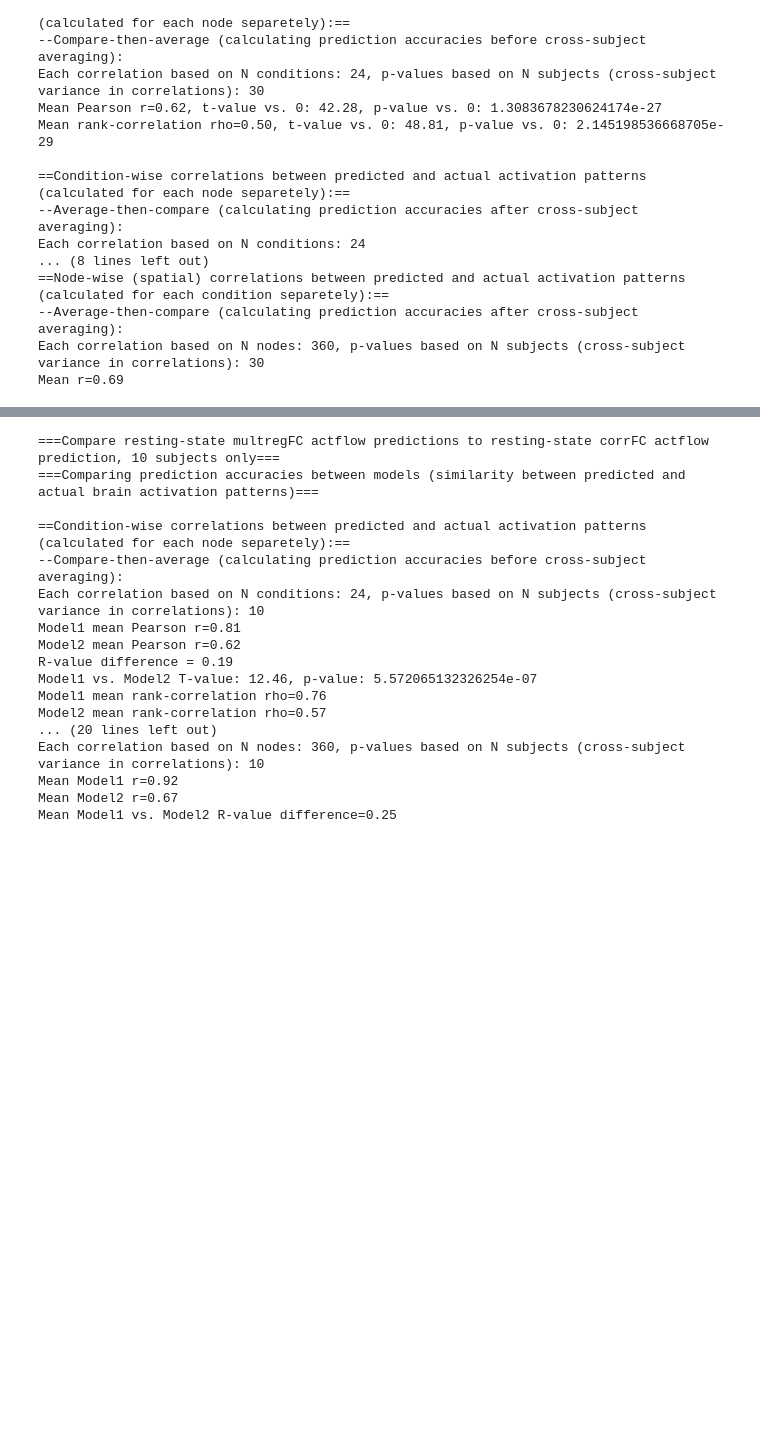
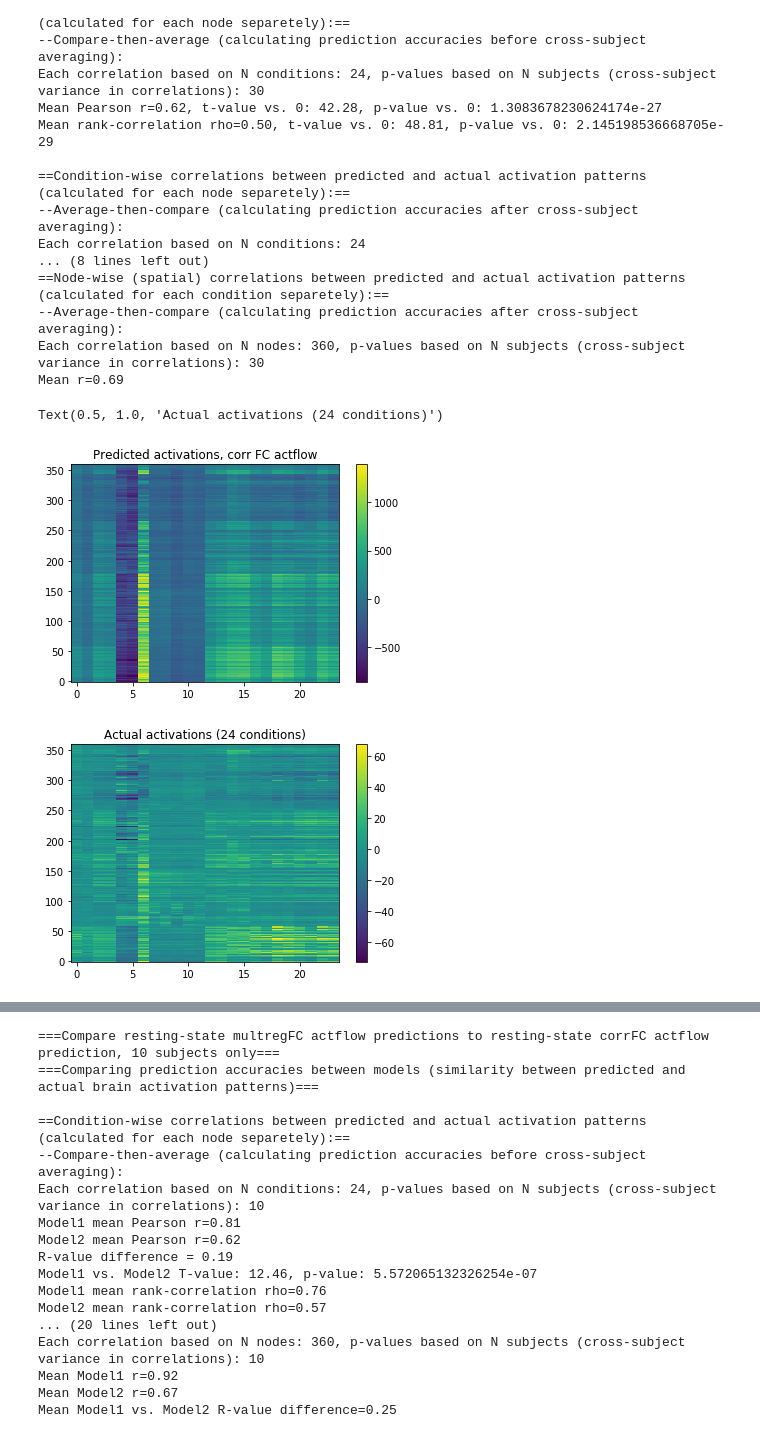
Before and after one commit to ColeLab/ActflowToolbox, a Jupyter notebook: examples/HCP_example.ipynb, the cells around one changed output, grey strips where cells are left out. Cells and saved outputs as stored; diff of their text form; code cells hidden in the pictures; blank space fills up the shorter version.

```diff
--- a/examples/HCP_example.ipynb
+++ b/examples/HCP_example.ipynb
@@ -1,13 +1,23 @@
 # %%
+#Import packages and set variables
+
 import numpy as np
 import h5py
 import pkg_resources
+import matplotlib.pyplot as plt
+%matplotlib inline
 import sys
 sys.path.insert(0, '../../')
 
 import ActflowToolbox as actflow
 
 actflow_example_dir = pkg_resources.resource_filename('ActflowToolbox.examples', 'HCP_example_data/')
+
+networkpartition_dir = pkg_resources.resource_filename('ActflowToolbox.dependencies', 'ColeAnticevicNetPartition/')
+networkdef = np.loadtxt(networkpartition_dir + '/cortex_parcel_network_assignments.txt')
+networkorder = np.asarray(sorted(range(len(networkdef)), key=lambda k: networkdef[k]))
+networkorder.shape = (len(networkorder),1)
+netorder=networkorder[:,0]
 
 subjNums = ['100206','108020','117930','126325','133928','143224','153934','164636','174437',
             '183034','194443','204521','212823','268749','322224','385450','463040','529953',
@@ -64,6 +74,21 @@ Each correlation based on N conditions: 24
 --Average-then-compare (calculating prediction accuracies after cross-subject averaging):
 Each correlation based on N nodes: 360, p-values based on N subjects (cross-subject variance in correlations): 30
 Mean r=0.69
+# %%
+#Visualize predicted and actual activation patterns
+
+plt.imshow(np.mean(actflowOutput_restFCCorr_bycond['actPredVector_bytask_bysubj'],axis=2)[netorder,:],aspect='auto',origin='lower')
+plt.colorbar()
+plt.title('Predicted activations, corr FC actflow')
+
+plt.figure()
+plt.imshow(np.mean(activations_bycond,axis=2)[netorder,:],aspect='auto',origin='lower')
+plt.colorbar()
+plt.title('Actual activations (24 conditions)')
+# %% [output]
+Text(0.5, 1.0, 'Actual activations (24 conditions)')
+[figure, added]
+[figure, added]
 # %%
 %%time
 #Run activity flow mapping with ten subjects (to reduce processing time)
```
Also changed, not shown: parts of 2 cells of this notebook, 3 other files.
